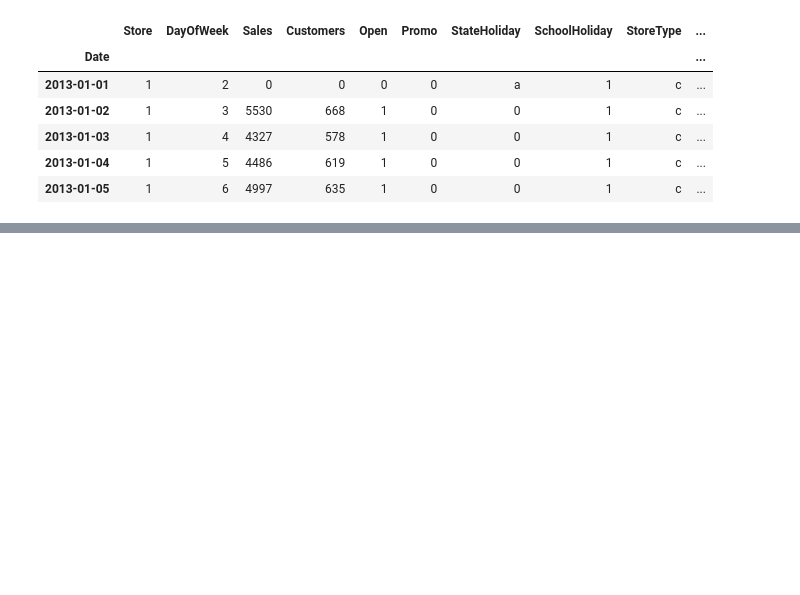
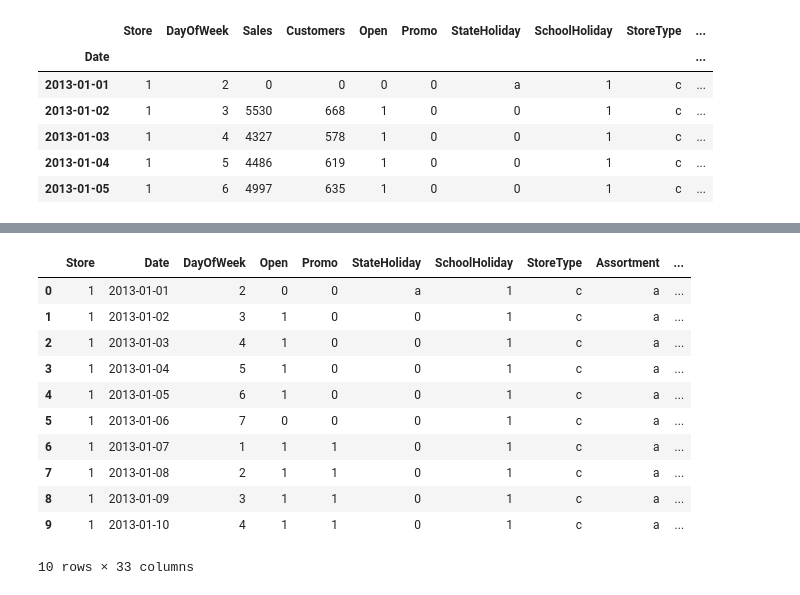
Before and after one commit to yjcyjjc/Rossmann-store-sale, a Jupyter notebook: baseline-model.ipynb, the cells around one changed output, grey strips where cells are left out. Drawn from its saved outputs; the diff is of its cells as text; code cells hidden in the pictures; blank space fills up the shorter version.

```diff
--- a/baseline-model.ipynb
+++ b/baseline-model.ipynb
@@ -19,18 +19,6 @@ data.head()
 | 2013-01-03 | 1 | 4 | 4327 | 578 | 1 | 0 | 0 | 1 | c | ... |
 | 2013-01-04 | 1 | 5 | 4486 | 619 | 1 | 0 | 0 | 1 | c | ... |
 | 2013-01-05 | 1 | 6 | 4997 | 635 | 1 | 0 | 0 | 1 | c | ... |
-# %%
-fouriers = CalendarFourier(freq="A", order=10)#生成日历傅里叶特征
-dp = DeterministicProcess(
-    index=data.index,
-    constant=True,               #是否包含常数项
-    order=1,                     #线性趋势
-    seasonal=False,               #是否包含季节性虚拟变量
-    additional_terms=[fouriers], #添加傅里叶特征
-    drop=True,                   #删除重复项
-)
-X = dp.in_sample()              #生成特征矩阵
-y = data["Sales"]               #目标变量
 # %%
 def make_lag(data,lags,week):
     for lag in range(1,lags+1):
@@ -57,0 +78,33 @@ temp['rolling_mean_7']=temp['Sales'].shift(1).rolling(
+# %%
+res=[]
+for Store,df_store in data.groupby('Store'):
+    fouriers = CalendarFourier(freq="A", order=10)#生成日历傅里叶特征
+    dp = DeterministicProcess(
+        index=df_store.index,
+        constant=True,               #是否包含常数项
+        order=1,                     #线性趋势
+        seasonal=False,               #是否包含季节性虚拟变量
+        additional_terms=[fouriers], #添加傅里叶特征
+        drop=True,
+    )
+    X=dp.in_sample()  #生成样本内的确定性特征
+    X['Store']=Store
+    X['Date']=df_store.index
+    res.append(X)
+X_dp = pd.concat(res, ignore_index=True)
+baseline_features=baseline_features.merge(X_dp,on=['Store','Date'],how='left')
+y = data["Sales"]               #目标变量
+baseline_features.head(10)
+# %% [output]
+|  | Store | Date | DayOfWeek | Open | Promo | StateHoliday | SchoolHoliday | StoreType | Assortment | ... |
+| 0 | 1 | 2013-01-01 | 2 | 0 | 0 | a | 1 | c | a | ... |
+| 1 | 1 | 2013-01-02 | 3 | 1 | 0 | 0 | 1 | c | a | ... |
+| 2 | 1 | 2013-01-03 | 4 | 1 | 0 | 0 | 1 | c | a | ... |
+| 3 | 1 | 2013-01-04 | 5 | 1 | 0 | 0 | 1 | c | a | ... |
+| 4 | 1 | 2013-01-05 | 6 | 1 | 0 | 0 | 1 | c | a | ... |
+| 5 | 1 | 2013-01-06 | 7 | 0 | 0 | 0 | 1 | c | a | ... |
+| 6 | 1 | 2013-01-07 | 1 | 1 | 1 | 0 | 1 | c | a | ... |
+| 7 | 1 | 2013-01-08 | 2 | 1 | 1 | 0 | 1 | c | a | ... |
+| 8 | 1 | 2013-01-09 | 3 | 1 | 1 | 0 | 1 | c | a | ... |
+| 9 | 1 | 2013-01-10 | 4 | 1 | 1 | 0 | 1 | c | a | ... |
+10 rows × 33 columns
```
Also changed, not shown: parts of 3 cells of this notebook.
